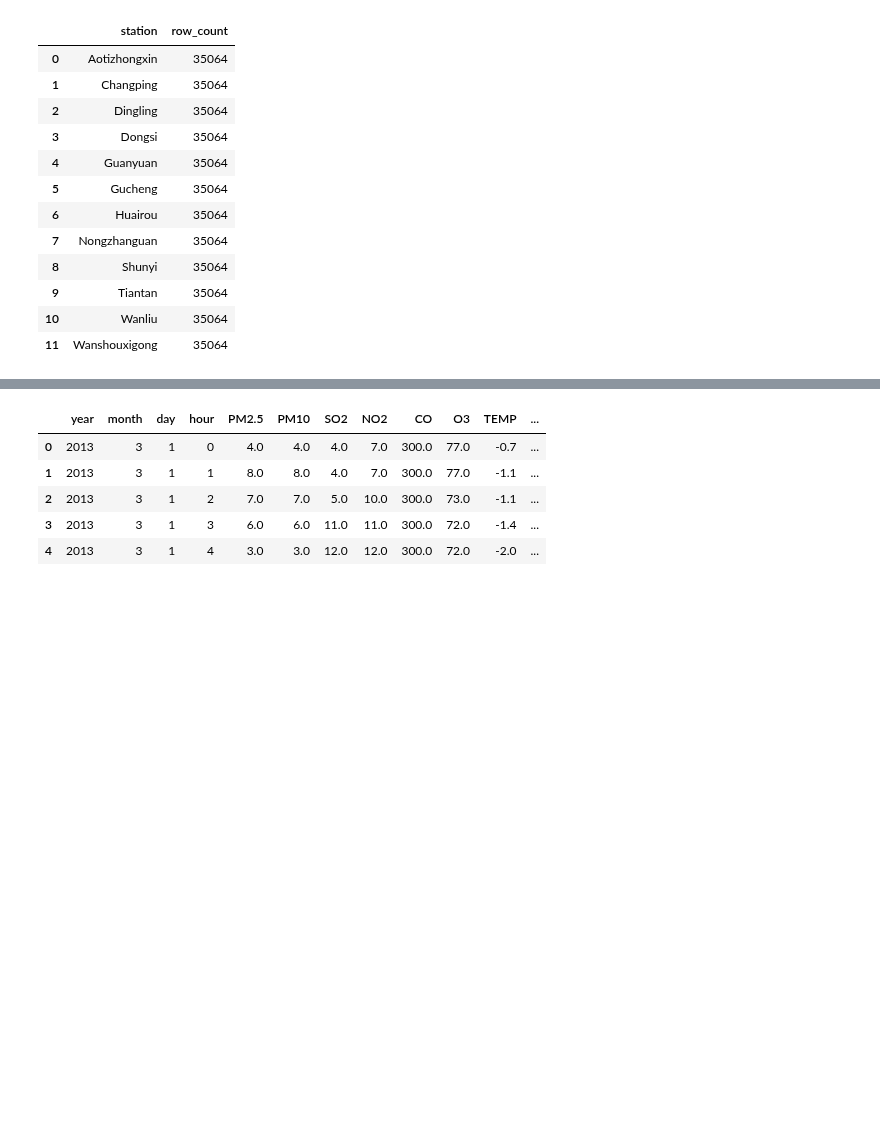
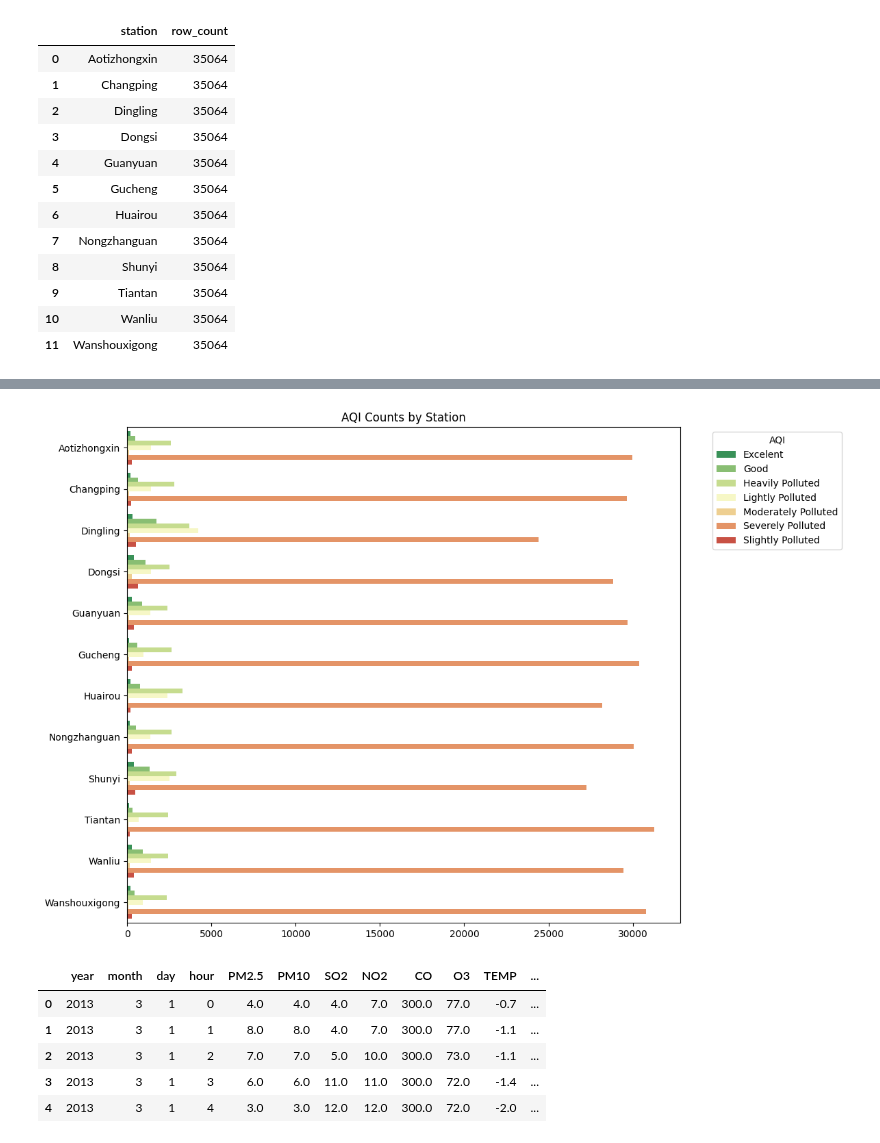
Before and after one commit to pariaighanian/Environmental_Data_Analytics, a Jupyter notebook: main.ipynb, the cells around one changed output, grey strips where cells are left out. Saved outputs shown, nothing was run; the diff lists cells and outputs as text; code cells hidden in the pictures; blank space fills up the shorter version.

Commit message:
exploring data

```diff
--- a/main.ipynb
+++ b/main.ipynb
@@ -5,8 +8,28 @@ import pandas as pd
 # %% [markdown]
 ## Data Collection
+# %%
+def calculate_aqi(row):
+    pollutants = ['PM2.5', 'PM10', 'SO2', 'NO2', 'CO', 'O3']
+    max_value = row[pollutants].max()
+
+    if max_value <= 50:
+        return 'Excelent'
+    elif max_value <= 100:
+        return 'Good'
+    elif max_value <= 150:
+        return 'Slightly Polluted'
+    elif max_value <= 200:
+        return 'Lightly Polluted'
+    elif max_value <= 250:
+        return 'Moderately Polluted'
+    elif max_value <= 300:
+        return 'Heavily Polluted'
+    else:
+        return 'Severely Polluted'
 # %%
 data_file = "Beijing_Multisite_air_Quality_data.csv"
 data_df = pd.read_csv(data_file)
+data_df['AQI'] = data_df.apply(calculate_aqi, axis=1)
 data_df.head()
 # %% [output]
 |  | year | month | day | hour | PM2.5 | PM10 | SO2 | NO2 | CO | O3 | TEMP | ... |
@@ -55,3 +95,25 @@ data_df.groupby('station').size().reset_index(name='row_count')
+# %%
+# Grouping by 'station' and 'AQI'
+result_df = data_df.groupby(['station', 'AQI']).size().reset_index(name='row_count')
+
+colors = sns.color_palette("RdYlGn", 7)
+reversed_colors = colors[::-1]
+
+# Create a horizontal bar plot
+plt.figure(figsize=(12, 8))
+sns.barplot(y='station', x='row_count', hue='AQI', data=result_df, palette=reversed_colors)
+
+# Adding titles and labels
+plt.title('AQI Counts by Station')
+plt.xlabel('')
+plt.ylabel('')
+plt.legend(title='AQI', bbox_to_anchor=(1.05, 1), loc='upper left')
+
+# Show the plot
+plt.tight_layout()
+plt.show()
+# %% [output]
+[figure, added]
 # %%
 filtered_df = data_df[data_df['station'].isin(['Aotizhongxin', 'Changping'])]
 filtered_df.head()
```
Also changed, not shown: parts of 5 cells of this notebook.
